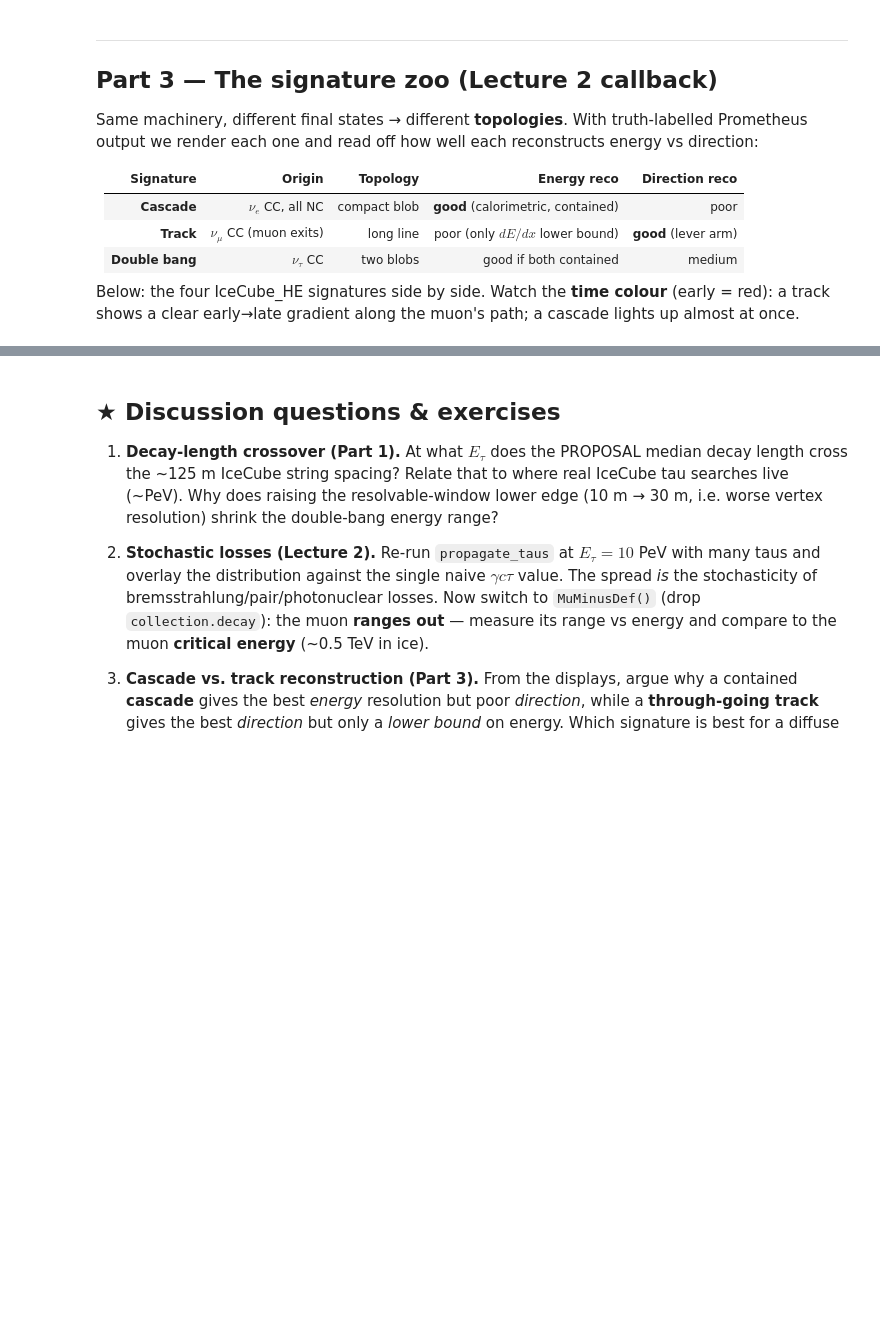
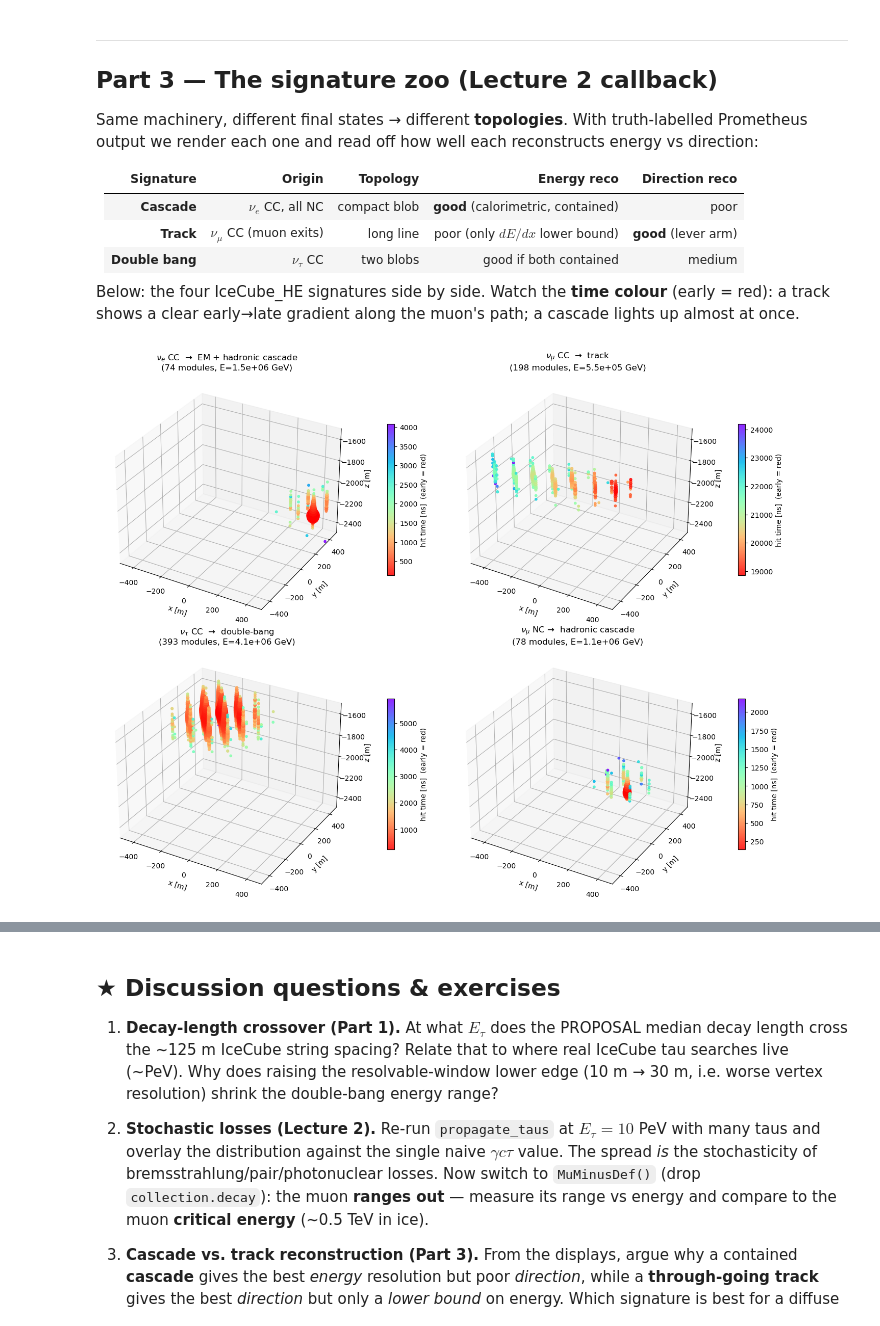
Before and after one commit to nickkamp1/CNP_Neutrino_Interactions, a Jupyter notebook: Lecture3_Simulation/2_propagation_and_light.ipynb, the cells around one changed output, grey strips where cells are left out. Saved outputs shown, nothing was run; the diff lists cells and outputs as text; code cells hidden in the pictures; blank space fills up the shorter version.

```diff
--- a/Lecture3_Simulation/2_propagation_and_light.ipynb
+++ b/Lecture3_Simulation/2_propagation_and_light.ipynb
@@ -295,7 +269,10 @@ files are **real Prometheus output**. Each file is an `awkward` array, one recor
 # %%
-TAU = 'data/Prometheus_simulation/IceCube_HE/TauMinus/Generation_00000-000_photons.parquet'
-hits, geo, info = H.load_prometheus_event(TAU, event='brightest')
-print('event', info['event_index'], ':', info['initial_state_label'],
-      f"E = {info['initial_state_energy_gev']:.2e} GeV")
-print(info['n_photons'], 'photons on', info['n_modules_hit'], 'modules')
-print('geometry modules for the outline:', None if geo is None else len(geo))
+# The four IceCube_HE signatures live one folder each; load the hand-picked tau event.
+DATA = 'data/Prometheus_simulation/IceCube_HE'
+TAU  = f'{DATA}/TauMinus/Generation_00000-000_photons.parquet'
+HERO_TAU = 774                                  # hand-picked clean double-bang
+
+hits, geo, info = H.load_prometheus_event(TAU, event=HERO_TAU)
+print(f"event {info['event_index']}: {info['class_label']}, "
+      f"E = {info['initial_state_energy_gev']:.2e} GeV,  Bjorken-y = {info['bjorken_y']:.2f}")
+print(f"{info['n_photons']} photons on {info['n_modules_hit']} modules")
@@ -306,0 +279,9 @@ plt.show()
+# %%
+# Display the double-bang, coloured by CHARGE (photons/module) so the two cascades pop.
+# add_truth_overlay marks the interaction vertex (red star) + travel direction (arrow)
+# and the two MC-truth cascade points (magenta stars).
+ax = H.plot_event_display(hits, geo=geo, color_by='npe',
+                          title=r'IceCube_HE $\nu_\tau$ CC double-bang (event 774)')
+H.add_truth_overlay(ax, info)
+ax.legend(loc='upper left', fontsize=8)
+plt.show()
@@ -321,17 +334,20 @@ Below: the four IceCube_HE signatures side by side. Watch the **time colour** (e
 track shows a clear early→late gradient along the muon's path; a cascade lights up almost at once.
 # %%
 SIGS = [
-    ('EMinus',   r'$\nu_e$ CC  →  cascade'),
-    ('MuMinus',  r'$\nu_\mu$ CC  →  track'),
-    ('TauMinus', r'$\nu_\tau$ CC  →  double-bang'),
-    ('NuMu',     r'$\nu_\mu$ event'),
+    ('EMinus',   r'$\nu_e$ CC  →  EM + hadronic cascade', 14),
+    ('MuMinus',  r'$\nu_\mu$ CC  →  track', 9),
+    ('TauMinus', r'$\nu_\tau$ CC  →  double-bang', 774),
+    ('NuMu',     r'$\nu_\mu$ NC →  hadronic cascade', 30),
 ]
 fig = plt.figure(figsize=(14, 11))
-for i, (sig, title) in enumerate(SIGS):
+for i, (sig, title, event_id) in enumerate(SIGS):
     path = f'data/Prometheus_simulation/IceCube_HE/{sig}/Generation_00000-000_photons.parquet'
-    hits, geo, info = H.load_prometheus_event(path, event='brightest')
+    hits, geo, info = H.load_prometheus_event(path, event=event_id)
+
     ax = fig.add_subplot(2, 2, i + 1, projection='3d')
     H.plot_event_display(hits, ax=ax, geo=geo,
                          title=f"{title}\n({info['n_modules_hit']} modules, "
                                f"E={info['initial_state_energy_gev']:.1e} GeV)")
 plt.tight_layout(); plt.show()
+# %% [output]
+[figure, added]
```
Also changed, not shown: parts of 18 cells of this notebook, 5 other files.
